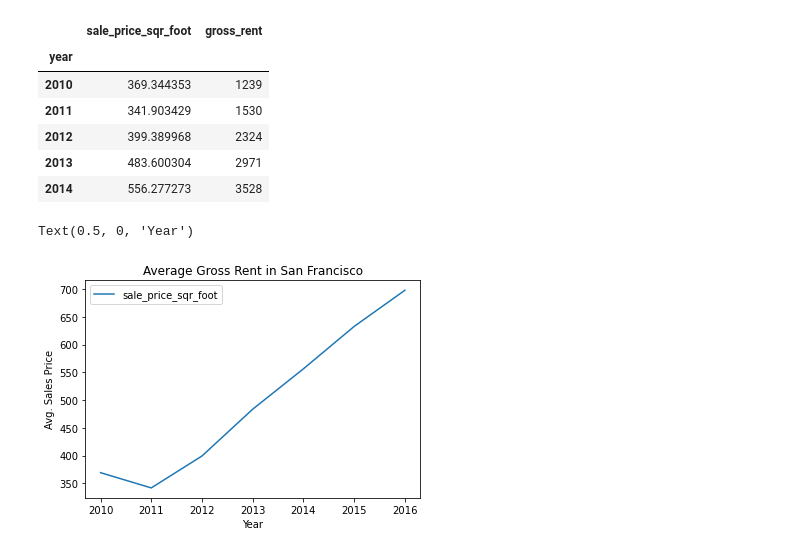
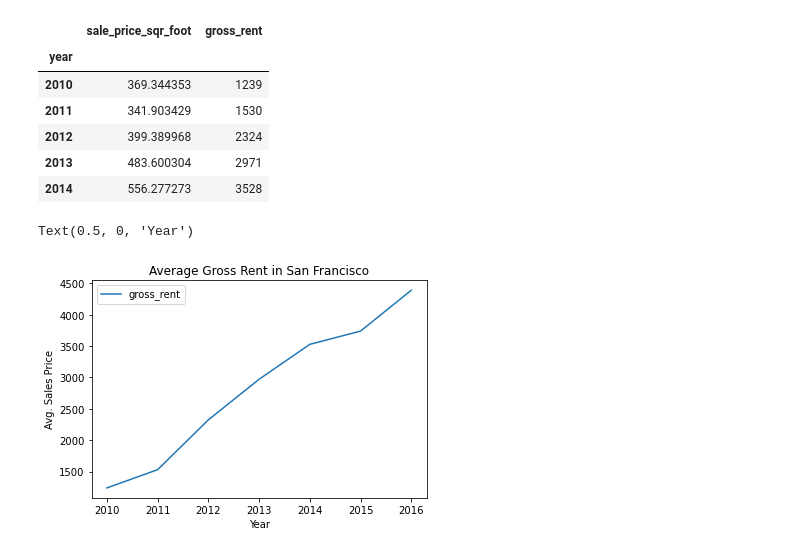
Before and after one commit to howardj2213/pythoni_monopoly_hw, a Jupyter notebook: python_mon_sub.ipynb, the cells around one changed output. Cells and saved outputs as stored; diff of their text form; code cells hidden in the pictures.

Commit message:
fixed gross rent graph

```diff
--- a/python_mon_sub.ipynb
+++ b/python_mon_sub.ipynb
@@ -54,9 +54,9 @@ sfo_data_gross.head()
 | 2013 | 483.600304 | 2971 |
 | 2014 | 556.277273 | 3528 |
 # %%
-sfo_data_gross_plot = sfo_data_gross.plot(title="Average Gross Rent in San Francisco", kind="line", y="sale_price_sqr_foot")
+sfo_data_gross_plot = sfo_data_gross.plot(title="Average Gross Rent in San Francisco", kind="line", y="gross_rent")
 sfo_data_gross_plot.set_ylabel("Avg. Sales Price")
 sfo_data_gross_plot.set_xlabel("Year")
 # %% [output]
 Text(0.5, 0, 'Year')
-[figure, old version]
+[figure, new version]
```
